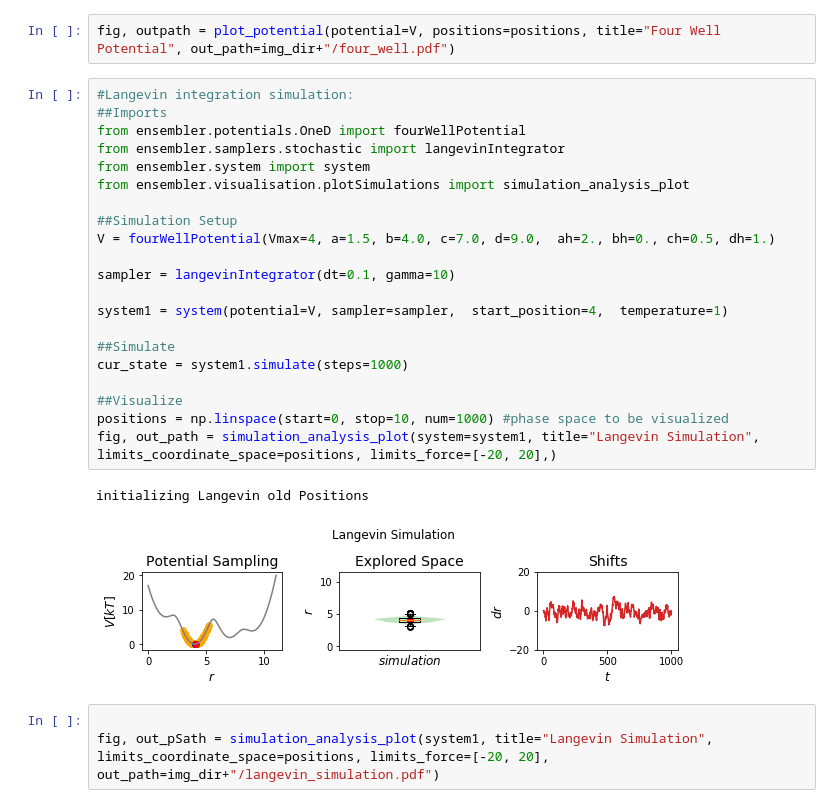
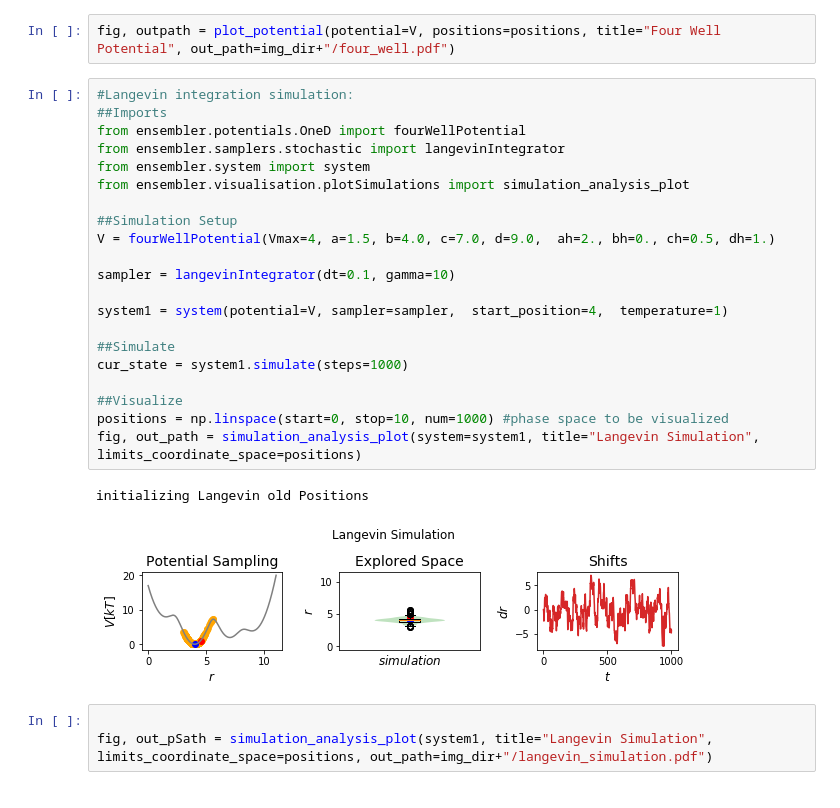
Before and after one commit to rinikerlab/Ensembler, a Jupyter notebook: examples/dev/notePlots.ipynb, the cells around one changed output. Cells and saved outputs as stored; diff of their text form.

```diff
--- a/examples/dev/notePlots.ipynb
+++ b/examples/dev/notePlots.ipynb
@@ -34,30 +34,30 @@ fig, outpath = plot_potential(potential=V, positions=positions, title="Four Well
 # %%
 #Langevin integration simulation:
 ##Imports
 from ensembler.potentials.OneD import fourWellPotential
 from ensembler.samplers.stochastic import langevinIntegrator
 from ensembler.system import system
 from ensembler.visualisation.plotSimulations import simulation_analysis_plot
 
 ##Simulation Setup
 V = fourWellPotential(Vmax=4, a=1.5, b=4.0, c=7.0, d=9.0,  ah=2., bh=0., ch=0.5, dh=1.)
 
 sampler = langevinIntegrator(dt=0.1, gamma=10)
 
 system1 = system(potential=V, sampler=sampler,  start_position=4,  temperature=1)
 
 ##Simulate
 cur_state = system1.simulate(steps=1000)
 
 ##Visualize
 positions = np.linspace(start=0, stop=10, num=1000) #phase space to be visualized
-fig, out_path = simulation_analysis_plot(system=system1, title="Langevin Simulation", limits_coordinate_space=positions, limits_force=[-20, 20],)
+fig, out_path = simulation_analysis_plot(system=system1, title="Langevin Simulation", limits_coordinate_space=positions)
 # %% [output]
 initializing Langevin old Positions
-[figure, old version]
+[figure, new version]
 # %%
 
-fig, out_pSath = simulation_analysis_plot(system1, title="Langevin Simulation", limits_coordinate_space=positions, limits_force=[-20, 20], out_path=img_dir+"/langevin_simulation.pdf")
+fig, out_pSath = simulation_analysis_plot(system1, title="Langevin Simulation", limits_coordinate_space=positions, out_path=img_dir+"/langevin_simulation.pdf")
 # %%
 #Local elevation/metadynamics simulation:
 ##Imports
```
Also changed, not shown: parts of 3 cells of this notebook, 9 other files.
